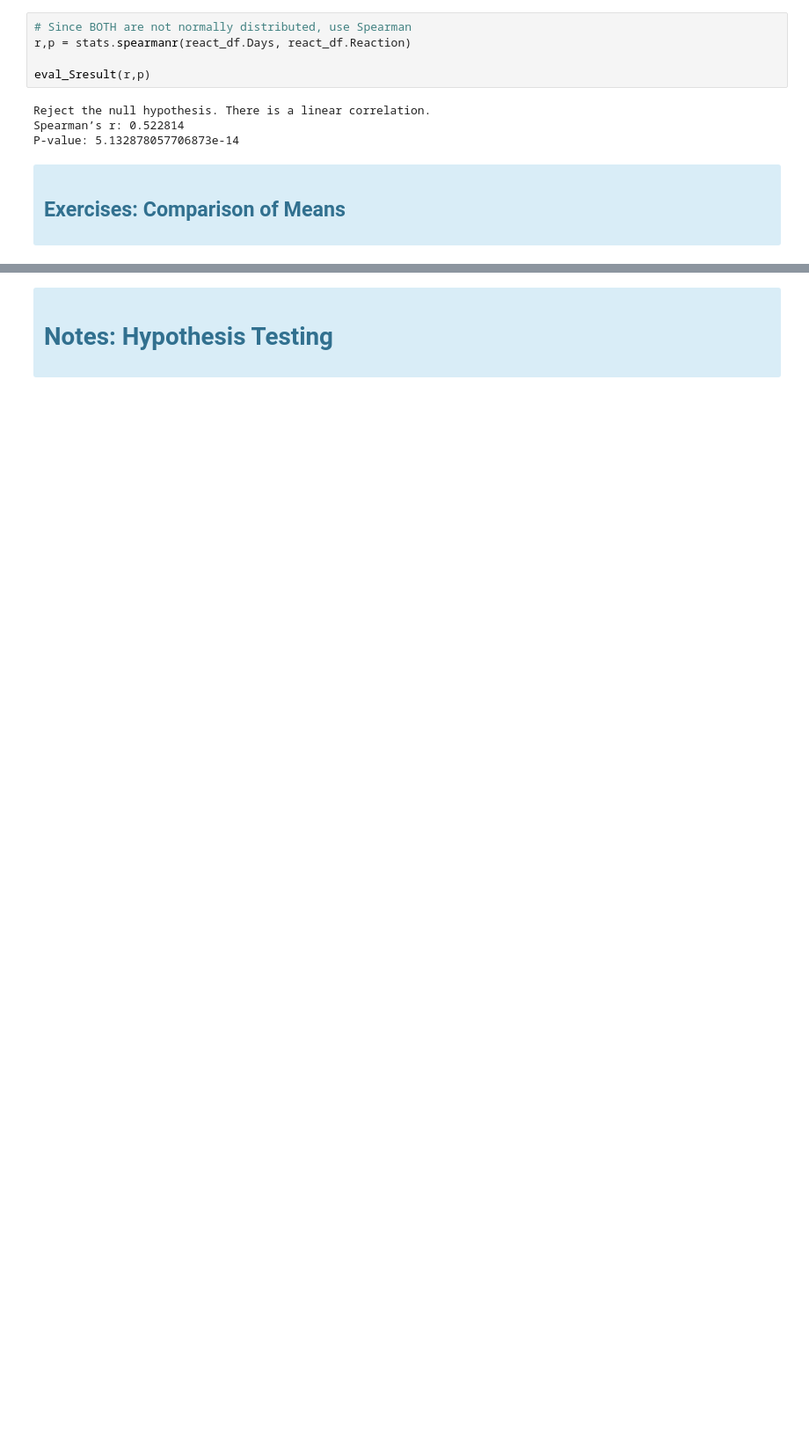
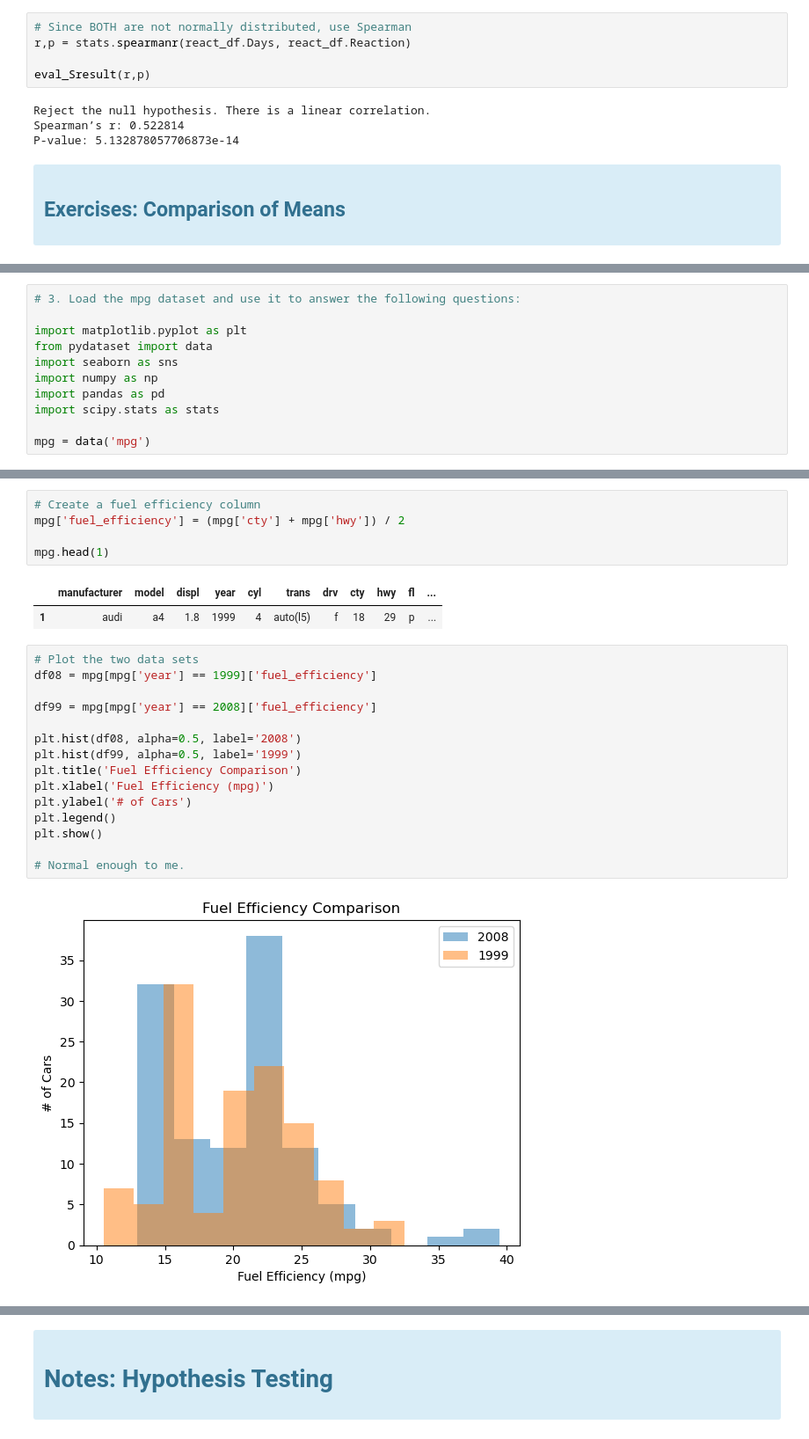
Before and after one commit to Zacharia-Schmitz/statistics-exercises, a Jupyter notebook: hypothesis_testing.ipynb, the cells around one changed output, grey strips where cells are left out. Shown at 88% size. Drawn from its saved outputs; the diff is of its cells as text; blank space fills up the shorter version.

```diff
--- a/hypothesis_testing.ipynb
+++ b/hypothesis_testing.ipynb
@@ -521,0 +546,11 @@ stats.ttest_ind_from_stats?
+# %%
+# 3. Load the mpg dataset and use it to answer the following questions:
+
+import matplotlib.pyplot as plt
+from pydataset import data
+import seaborn as sns
+import numpy as np
+import pandas as pd
+import scipy.stats as stats
+
+mpg = data('mpg')
@@ -521,0 +562,25 @@ stats.ttest_ind_from_stats?
+# %%
+# Create a fuel efficiency column
+mpg['fuel_efficiency'] = (mpg['cty'] + mpg['hwy']) / 2
+
+mpg.head(1)
+# %% [output]
+|  | manufacturer | model | displ | year | cyl | trans | drv | cty | hwy | fl | ... |
+| 1 | audi | a4 | 1.8 | 1999 | 4 | auto(l5) | f | 18 | 29 | p | ... |
+# %%
+# Plot the two data sets
+df08 = mpg[mpg['year'] == 1999]['fuel_efficiency']
+
+df99 = mpg[mpg['year'] == 2008]['fuel_efficiency']
+
+plt.hist(df08, alpha=0.5, label='2008')
+plt.hist(df99, alpha=0.5, label='1999')
+plt.title('Fuel Efficiency Comparison')
+plt.xlabel('Fuel Efficiency (mpg)')
+plt.ylabel('# of Cars')
+plt.legend()
+plt.show()
+
+# Normal enough to me.
+# %% [output]
+[figure, added]
```
Also changed, not shown: parts of 17 cells of this notebook.
